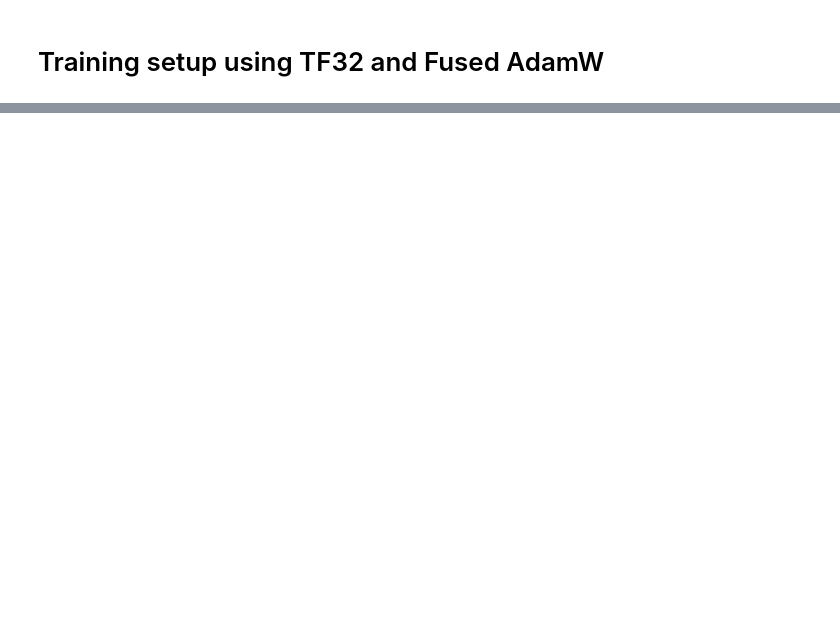
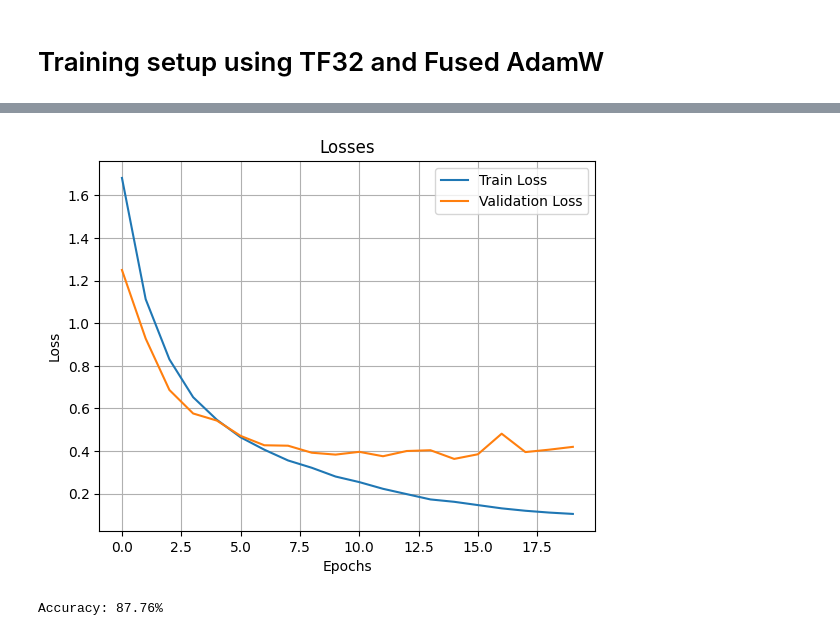
Before and after one commit to evortigosa/AI_devs, a Jupyter notebook: efficientnet.ipynb, the cells around one changed output, grey strips where cells are left out. Drawn from its saved outputs; the diff is of its cells as text; code cells hidden in the pictures; blank space fills up the shorter version.

Commit message:
EfficientNet implementation from scratch

```diff
--- a/efficientnet.ipynb
+++ b/efficientnet.ipynb
@@ -159,0 +272,7 @@ class EfficientNet(nn.Module):
+# %%
+img= torch.randn(1, 3, 224, 224).to(device)  # a single image batch
+model= EfficientNet(model_version='b0', in_channels=3, num_classes=1000).to(device)
+count_parameters(model)
+print(model(img).shape)
+
+model
@@ -164,2 +430,33 @@ class EfficientNet(nn.Module):
 # %% [markdown]
 # Training setup using TF32 and Fused AdamW
+# %%
+use_fused= False
+
+if device== 'cuda': # TF32 computationally more efficient (slightly the same precision of FP32)
+    torch.set_float32_matmul_precision('high')
+    # create AdamW optimizer and use the fused version of it is available
+    fused_available= 'fused' in inspect.signature(torch.optim.AdamW).parameters
+    # fused is a lot faster when it is available and when running on cuda
+    use_fused= fused_available
+
+# --- EfficientNet-B0 ---
+version= 'b0'
+in_channels= 3
+num_classes= 10
+
+model= EfficientNet(version, in_channels, num_classes).to(device)
+count_parameters(model)
+
+
+# train_loader has size 352, so 20 epochs have 7,040 steps
+epochs= 20
+learning_rate= 5e-4
+
+optimizer= torch.optim.AdamW(
+    model.parameters(), lr=learning_rate, betas=(0.9, 0.999), weight_decay=1e-4,
+    fused=use_fused
+)
+print(f"Using fused AdamW: {use_fused}")
+criterion= nn.CrossEntropyLoss()
+# for decreasing learning rate -- the ReduceLROnPlateau is designed to be used per epoch
+scheduler= ReduceLROnPlateau(optimizer, mode='min', factor=0.1, patience=5, min_lr=1e-6)
@@ -165,0 +466,3 @@ class EfficientNet(nn.Module):
+# %%
+tr_loss, vl_loss= trainer(model, train_loader, val_loader, optimizer, criterion, scheduler,
+                          epochs, device, verbose=True)
@@ -166,2 +490,11 @@ class EfficientNet(nn.Module):
+# %%
+# plot
+plot_losses(tr_loss, vl_loss)
+# %% [output]
+[figure, added]
+# %%
+effnet_acc= evaluate_model(model, test_loader, device, verbose=True)
+# %% [output]
+Accuracy: 87.76%
 # %%
 # https://medium.com/@aniketthomas27/efficientnet-implementation-from-scratch-in-pytorch-a-step-by-step-guide-a7bb96f2bdaa
```
Also changed, not shown: parts of 17 cells of this notebook.
